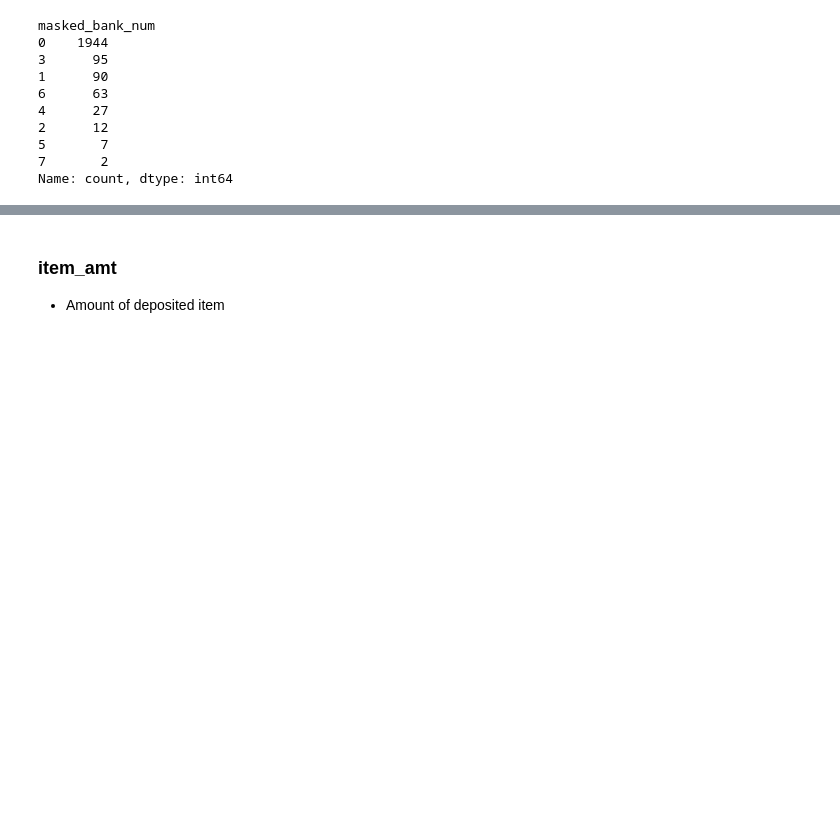
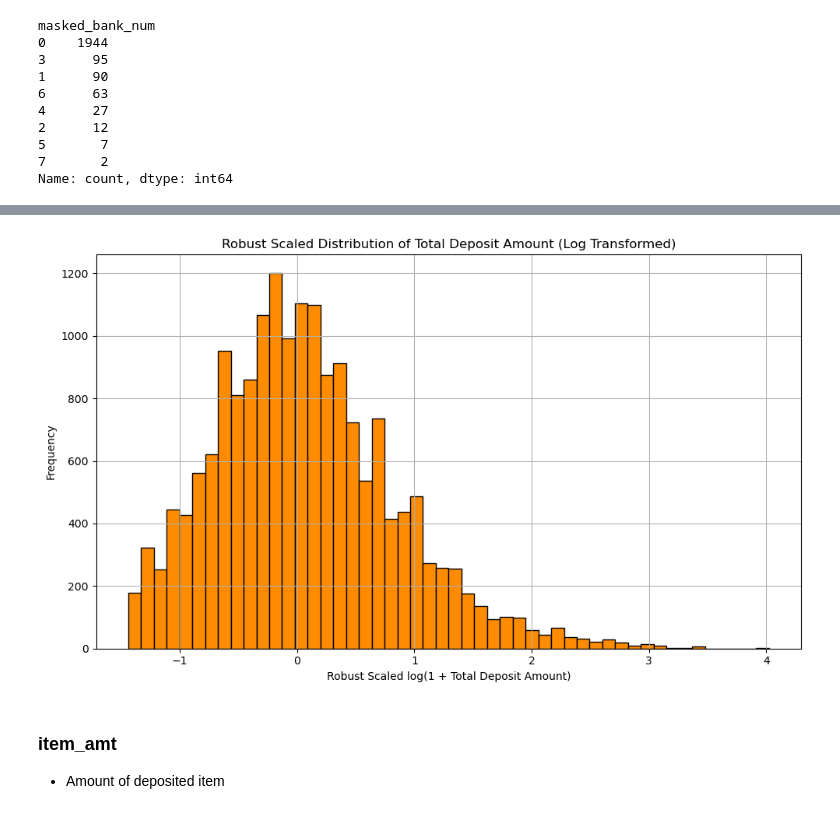
Before and after one commit to YicenYe/Citizens_Project, a Jupyter notebook: EDAandFE_YW.ipynb, the cells around one changed output, grey strips where cells are left out. Saved outputs shown, nothing was run; the diff lists cells and outputs as text; code cells hidden in the pictures; blank space fills up the shorter version.

```diff
--- a/EDAandFE_YW.ipynb
+++ b/EDAandFE_YW.ipynb
@@ -523,3 +573,19 @@ plt.show()
+# %%
+from sklearn.preprocessing import RobustScaler
+
+robust_scaler = RobustScaler()
+df['total_deposit_robust_scaled'] = robust_scaler.fit_transform(df[['total_deposit_log']])
+
+plt.figure(figsize=(10, 6))
+plt.hist(df['total_deposit_robust_scaled'], bins=50, color='darkorange', edgecolor='black')
+plt.title('Robust Scaled Distribution of Total Deposit Amount (Log Transformed)')
+plt.xlabel('Robust Scaled log(1 + Total Deposit Amount)')
+plt.ylabel('Frequency')
+plt.grid(True)
+plt.tight_layout()
+plt.show()
+# %% [output]
+[figure, added]
 # %% [markdown]
 ### item_amt
 - Amount of deposited item
```
Also changed, not shown: parts of 20 cells of this notebook, 2 other files.
